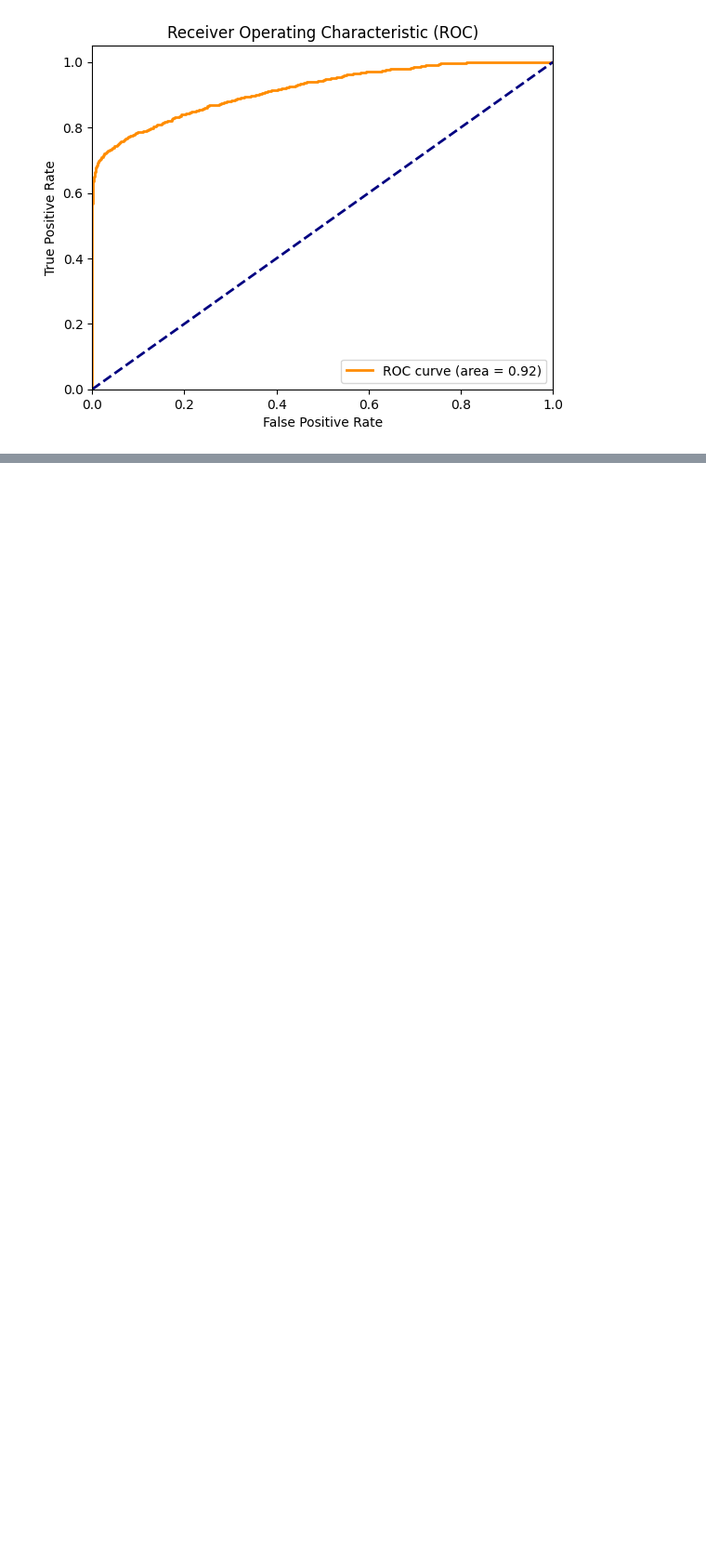
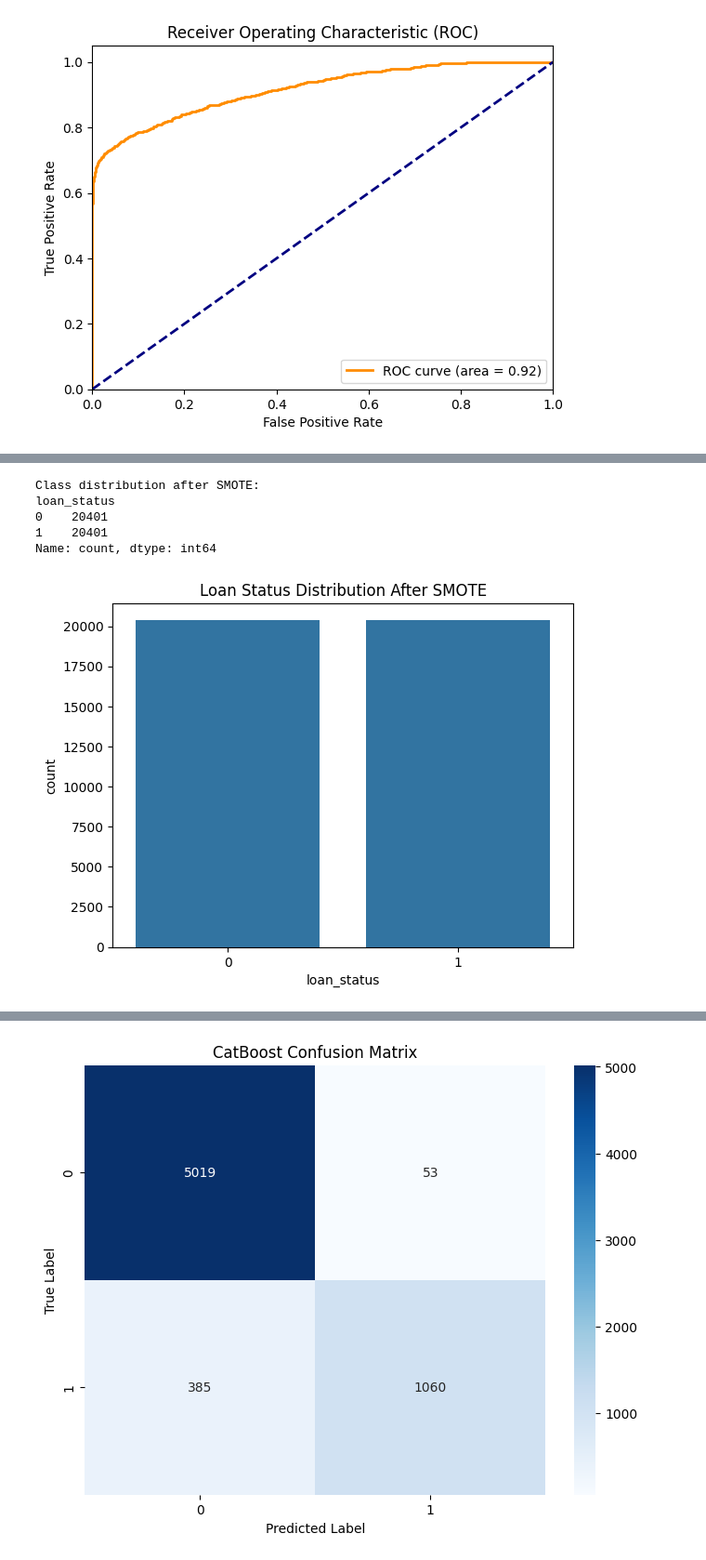
Before and after one commit to uzeziogho/Private-Projects, a Jupyter notebook: CreditRisk.ipynb, the cells around one changed output, grey strips where cells are left out. Shown: that part at 93% size. Saved outputs shown, nothing was run; the diff lists cells and outputs as text; code cells hidden in the pictures; blank space fills up the shorter version.

```diff
--- a/CreditRisk.ipynb
+++ b/CreditRisk.ipynb
@@ -417,3 +407,76 @@ Confusion Matrix:
 [[5012   60]
  [ 450  995]]
 [figure]
+# %%
+# prompt: generate catboost with smote oversampling and confusion matrix
+
+import numpy as np
+import pandas as pd
+from sklearn.preprocessing import StandardScaler
+from sklearn.model_selection import train_test_split
+from imblearn.over_sampling import SMOTE
+from sklearn.metrics import accuracy_score, confusion_matrix, classification_report
+import matplotlib.pyplot as plt
+import seaborn as sns
+!pip install catboost
+
+from catboost import CatBoostClassifier
+
+# Install catboost if not already installed
+!pip install catboost
+
+# Reading the data into a pandas dataframe
+CC_df = pd.read_csv('/content/credit_risk_dataset.csv')
+
+# Data preprocessing
+CC_df = pd.get_dummies(CC_df, columns=['person_home_ownership', 'loan_intent', 'loan_grade', 'cb_person_default_on_file'])
+numerical_cols = CC_df.select_dtypes(include=np.number).columns
+for col in numerical_cols:
+    CC_df[col].fillna(CC_df[col].median(), inplace=True)
+
+# Separate features (X) and target (y)
+X = CC_df.drop('loan_status', axis=1)
+y = CC_df['loan_status']
+
+# Split data into training and testing sets
+X_train, X_test, y_train, y_test = train_test_split(X, y, test_size=0.2, random_state=42)
+
+# Apply SMOTE to the training data
+smote = SMOTE(random_state=42)
+X_train_smote, y_train_smote = smote.fit_resample(X_train, y_train)
+
+# Check the class distribution after SMOTE
+print("Class distribution after SMOTE:")
+print(pd.Series(y_train_smote).value_counts())
+
+# Visualize the class distribution after SMOTE
+sns.countplot(x=y_train_smote)
+plt.title('Loan Status Distribution After SMOTE')
+plt.show()
+
+# Initialize and train CatBoostClassifier
+cat_model = CatBoostClassifier(iterations=100, random_state=42, verbose=False) # Set verbose to False to avoid large output
+cat_model.fit(X_train_smote, y_train_smote)
+
+# Make predictions on the test set
+y_pred_cat = cat_model.predict(X_test)
+
+# Evaluate the model
+accuracy_cat = accuracy_score(y_test, y_pred_cat)
+print(f"CatBoost Accuracy: {accuracy_cat}")
+
+# Classification Report and Confusion Matrix
+print("CatBoost Classification Report:")
+print(classification_report(y_test, y_pred_cat))
+print("CatBoost Confusion Matrix:")
+conf_matrix = confusion_matrix(y_test, y_pred_cat)
+print(conf_matrix)
+
+# Plot Confusion Matrix as Heatmap
+plt.figure(figsize=(8, 6))
+sns.heatmap(conf_matrix, annot=True, fmt='d', cmap='Blues')
+plt.title('CatBoost Confusion Matrix')
+plt.ylabel('True Label')
+plt.xlabel('Predicted Label')
+plt.show()
+# %% [output]
@@ -419,0 +506,6 @@ Confusion Matrix:
+Class distribution after SMOTE:
+loan_status
+0    20401
+1    20401
+Name: count, dtype: int64
+[figure, added]
@@ -419,0 +526 @@ Confusion Matrix:
+[figure, added]
```
Also changed, not shown: parts of 3 cells of this notebook.
